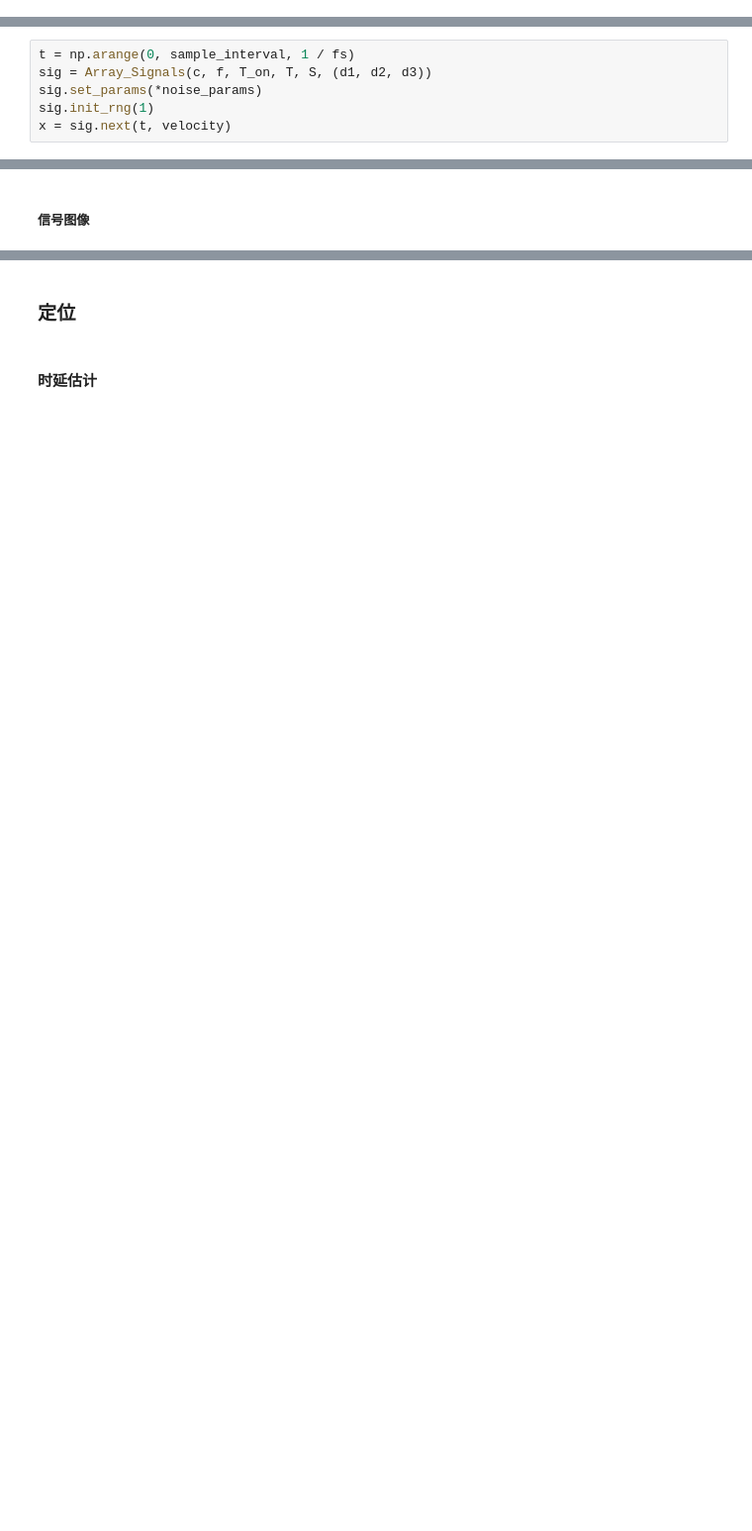
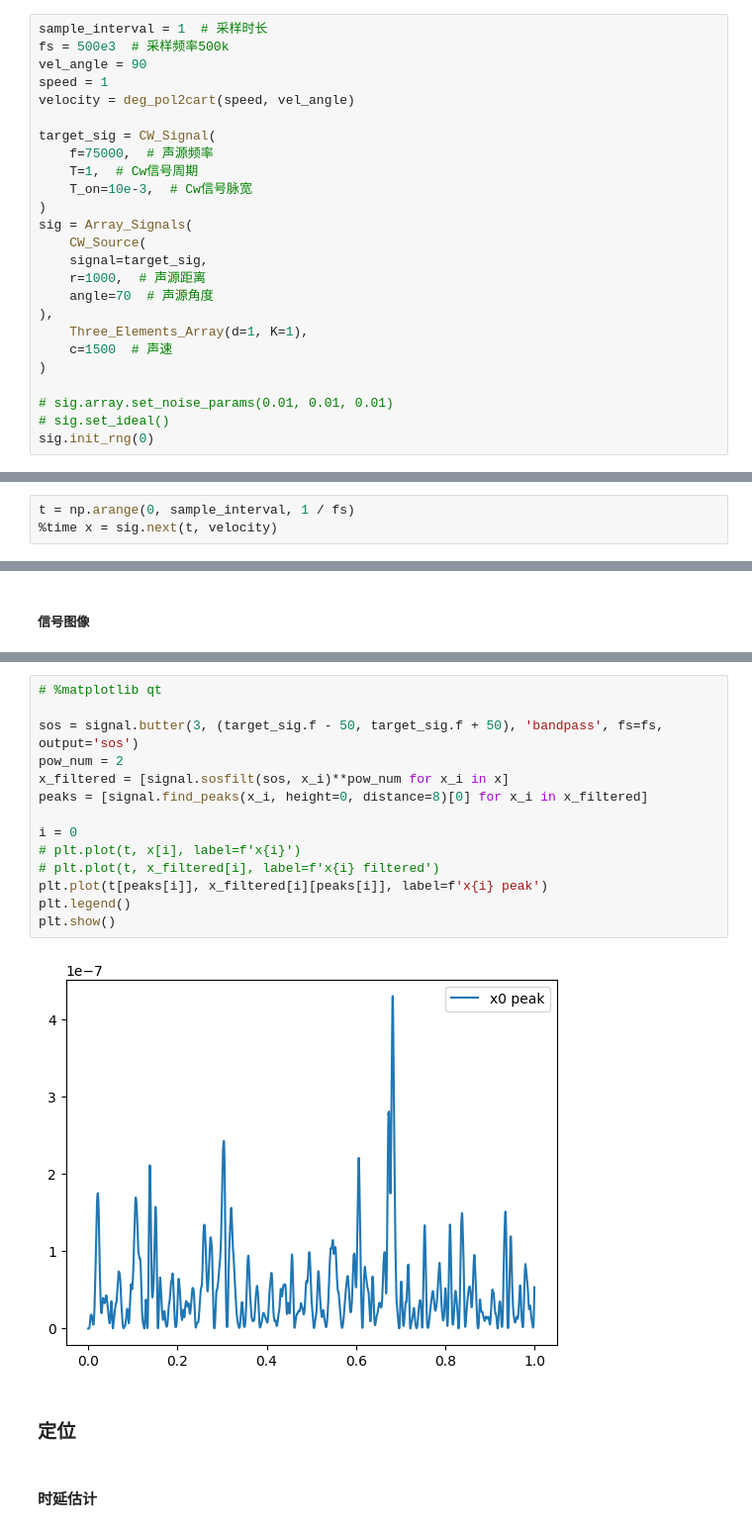
Before and after one commit to LeoJhonSong/ternary-array-passive-bearing, a Jupyter notebook: main.ipynb, the cells around one changed output, grey strips where cells are left out. Shown at 99% size. Drawn from its saved outputs; the diff is of its cells as text; blank space fills up the shorter version.

```diff
--- a/main.ipynb
+++ b/main.ipynb
@@ -44,8 +21,30 @@ t23 = (r2 - r3) / c
+# %%
+sample_interval = 1  # 采样时长
+fs = 500e3  # 采样频率500k
+vel_angle = 90
+speed = 1
+velocity = deg_pol2cart(speed, vel_angle)
+
+target_sig = CW_Signal(
+    f=75000,  # 声源频率
+    T=1,  # Cw信号周期
+    T_on=10e-3,  # Cw信号脉宽
+)
+sig = Array_Signals(
+    CW_Source(
+    signal=target_sig,
+    r=1000,  # 声源距离
+    angle=70  # 声源角度
+),
+    Three_Elements_Array(d=1, K=1),
+    c=1500  # 声速
+)
+
+# sig.array.set_noise_params(0.01, 0.01, 0.01)
+# sig.set_ideal()
+sig.init_rng(0)
 # %% [markdown]
 #### 生成各阵元电信号AD采样后信号
 # %%
 t = np.arange(0, sample_interval, 1 / fs)
-sig = Array_Signals(c, f, T_on, T, S, (d1, d2, d3))
-sig.set_params(*noise_params)
-sig.init_rng(1)
-x = sig.next(t, velocity)
+%time x = sig.next(t, velocity)
@@ -59,3 +56,19 @@ x = sig.next(t, velocity)
+# %%
+# %matplotlib qt
+
+sos = signal.butter(3, (target_sig.f - 50, target_sig.f + 50), 'bandpass', fs=fs, output='sos')
+pow_num = 2
+x_filtered = [signal.sosfilt(sos, x_i)**pow_num for x_i in x]
+peaks = [signal.find_peaks(x_i, height=0, distance=8)[0] for x_i in x_filtered]
+
+i = 0
+# plt.plot(t, x[i], label=f'x{i}')
+# plt.plot(t, x_filtered[i], label=f'x{i} filtered')
+plt.plot(t[peaks[i]], x_filtered[i][peaks[i]], label=f'x{i} peak')
+plt.legend()
+plt.show()
+# %% [output]
+[figure, added]
 # %% [markdown]
 ### 定位
 # %% [markdown]
```
Also changed, not shown: parts of 14 cells of this notebook, 10 other files.
